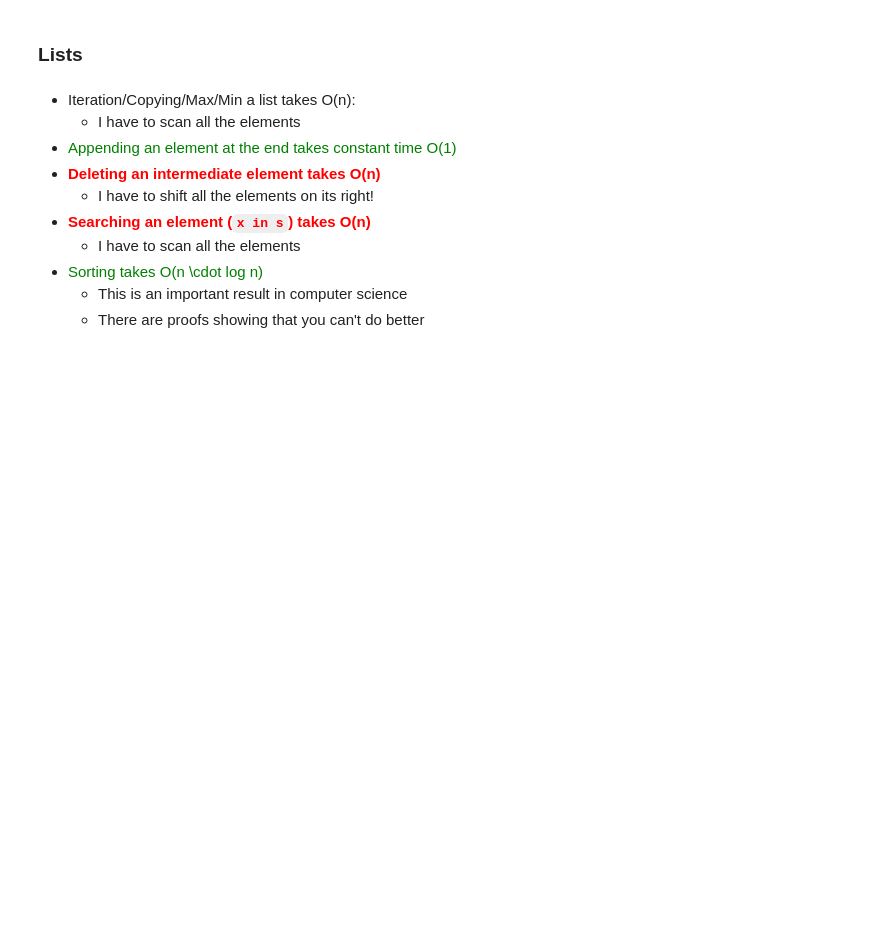
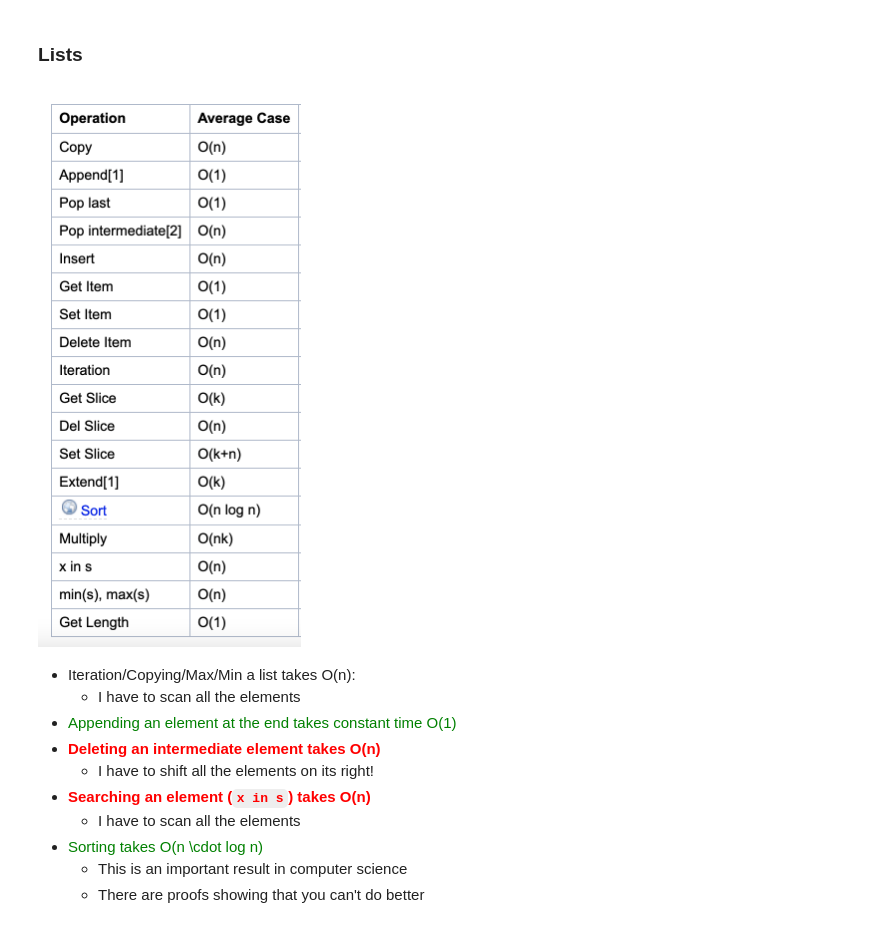
Before and after one commit to EMbeDS-education/SNS-IProML2021, a Jupyter notebook: jupyter/jupyterNotebooks/03Collections.ipynb, the cells around one changed output. Cells and saved outputs as stored; diff of their text form; code cells hidden in the pictures; blank space fills up the shorter version.

```diff
--- a/jupyter/jupyterNotebooks/03Collections.ipynb
+++ b/jupyter/jupyterNotebooks/03Collections.ipynb
@@ -669,8 +856,11 @@ Beware
 ### Lists
 # %%
 from IPython.display import Image, display
-img=Image(filename='images/complexityLists.png',width=280)
+#img=Image(filename='images/complexityLists.png',width=280)
+img=Image(url_github_repo+'jupyter/jupyterNotebooks/images/complexityLists.png',width=280)
 display(img)
+# %% [output]
+[figure, added]
 # %% [markdown]
 - Iteration/Copying/Max/Min a list takes O(n):
   - I have to scan all the elements
```
Also changed, not shown: parts of 56 cells of this notebook.
